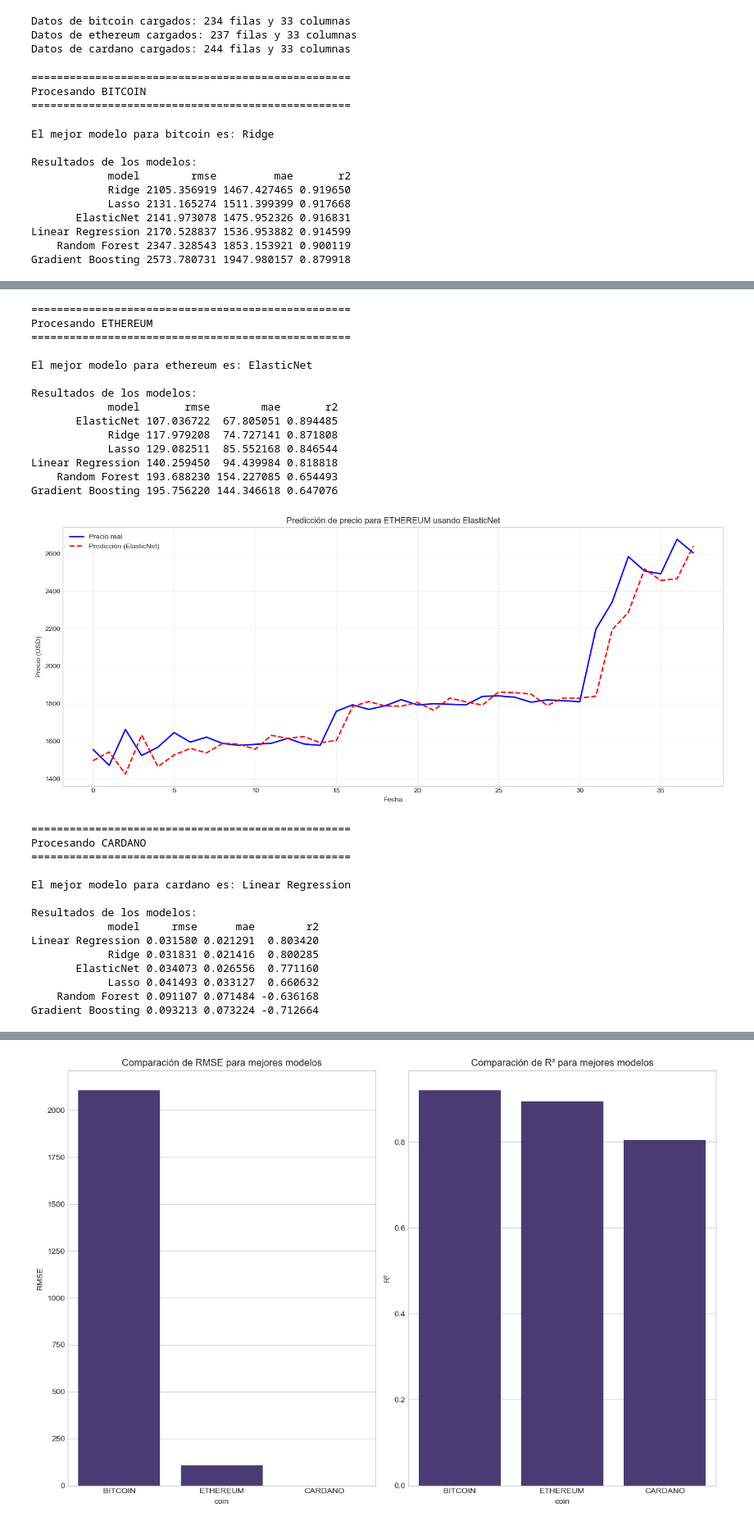
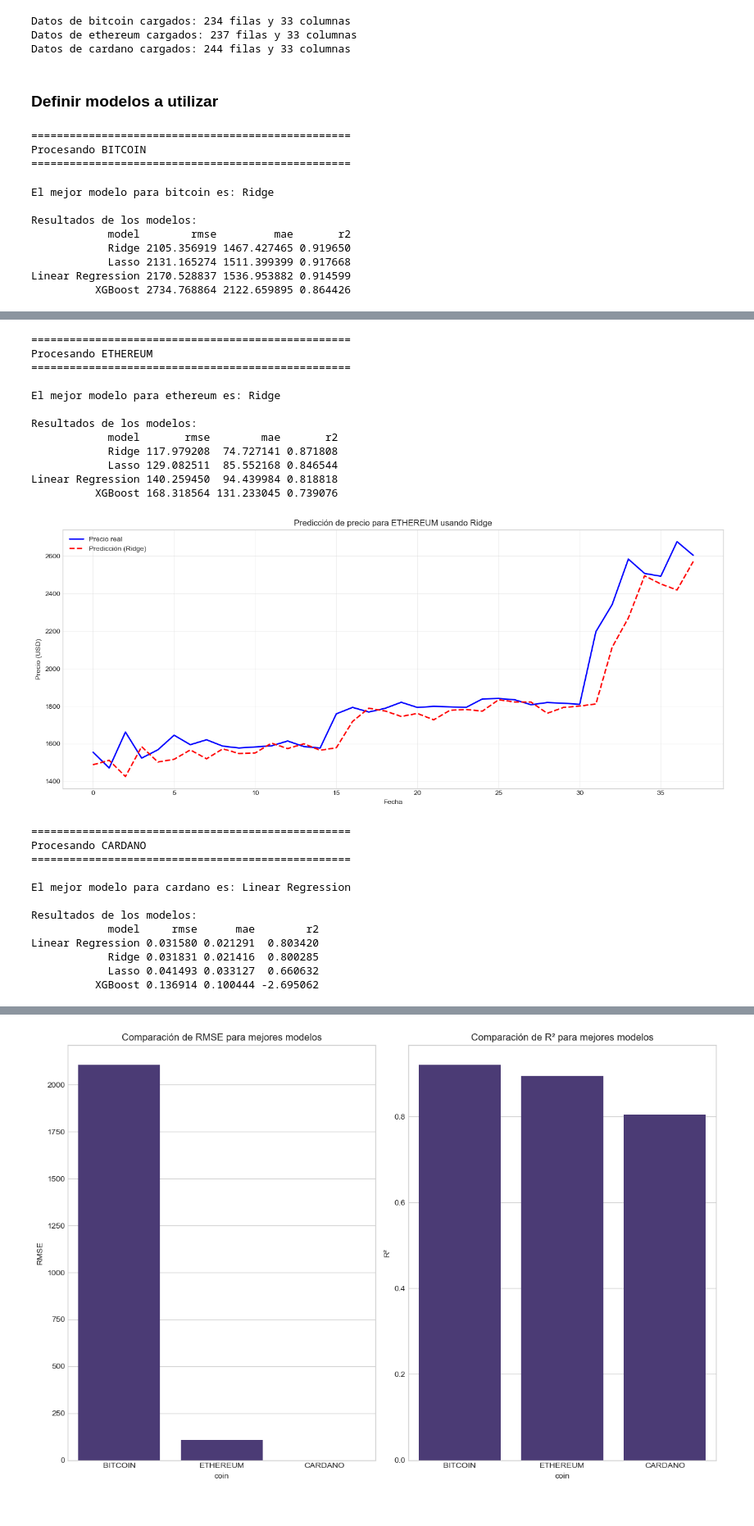
Before and after one commit to facundofernandezmiguez/crypto-data-pipeline, a Jupyter notebook: notebooks/models.ipynb, the cells around one changed output, grey strips where cells are left out. Shown at 82% size. Drawn from its saved outputs; the diff is of its cells as text; code cells hidden in the pictures.

```diff
--- a/notebooks/models.ipynb
+++ b/notebooks/models.ipynb
@@ -48,6 +51,8 @@ for coin in coins:
 Datos de bitcoin cargados: 234 filas y 33 columnas
 Datos de ethereum cargados: 237 filas y 33 columnas
 Datos de cardano cargados: 244 filas y 33 columnas
+# %% [markdown]
+### Definir modelos a utilizar
 # %%
 # Función para evaluar el rendimiento de un modelo
 def evaluate_model(y_true, y_pred, model_name):
@@ -68,9 +73,7 @@ def train_and_compare_models(X_train, X_test, y_train, y_test):
         'Linear Regression': LinearRegression(),
         'Ridge': Ridge(alpha=1.0),
         'Lasso': Lasso(alpha=0.1),
-        'ElasticNet': ElasticNet(alpha=0.1, l1_ratio=0.5),
-        'Random Forest': RandomForestRegressor(n_estimators=100, random_state=42),
-        'Gradient Boosting': GradientBoostingRegressor(n_estimators=100, random_state=42)
+        'XGBoost': XGBRegressor(n_estimators=100, random_state=42)
     }
 
     results = []
@@ -179,67 +182,37 @@ for coin in prediction_dfs.keys():
     plt.ylabel('Precio (USD)')
     plt.legend()
     plt.grid(True, alpha=0.3)
     plt.tight_layout()
 
     # Guardar el gráfico
     plt.savefig(f'../data/{coin}_prediction_results.png')
     plt.show()
-
-    # Extraer importancia de características para modelos basados en árboles
-    if best_model_name in ['Random Forest', 'Gradient Boosting']:
-        # Encontrar el modelo en el pipeline
-        for name, model in models.items():
-            if name == best_model_name:
-                # Extraer importancia de características
-                feature_imp = model.feature_importances_
-                feature_names = X.columns
-
-                # Crear DataFrame con importancia de características
-                feature_importance_df = pd.DataFrame({
-                    'Feature': feature_names,
-                    'Importance': feature_imp
-                }).sort_values('Importance', ascending=False)
-
-                feature_importance[coin] = feature_importance_df
-
-                # Visualizar importancia de características
-                plt.figure(figsize=(12, 8))
-                sns.barplot(x='Importance', y='Feature', data=feature_importance_df.head(15))
-                plt.title(f'Top 15 características más importantes para {coin.upper()}')
-                plt.tight_layout()
-                plt.savefig(f'../data/{coin}_feature_importance.png')
-                plt.show()
-                break
 # %% [output]
 ==================================================
 Procesando BITCOIN
 ==================================================
 El mejor modelo para bitcoin es: Ridge
 
 Resultados de los modelos:
             model        rmse         mae       r2
             Ridge 2105.356919 1467.427465 0.919650
             Lasso 2131.165274 1511.399399 0.917668
-       ElasticNet 2141.973078 1475.952326 0.916831
 Linear Regression 2170.528837 1536.953882 0.914599
-    Random Forest 2347.328543 1853.153921 0.900119
-Gradient Boosting 2573.780731 1947.980157 0.879918
+          XGBoost 2734.768864 2122.659895 0.864426
 [figure]
 ==================================================
 Procesando ETHEREUM
 ==================================================
 
-El mejor modelo para ethereum es: ElasticNet
+El mejor modelo para ethereum es: Ridge
 
 Resultados de los modelos:
             model       rmse        mae       r2
-       ElasticNet 107.036722  67.805051 0.894485
             Ridge 117.979208  74.727141 0.871808
             Lasso 129.082511  85.552168 0.846544
 Linear Regression 140.259450  94.439984 0.818818
-    Random Forest 193.688230 154.227085 0.654493
-Gradient Boosting 195.756220 144.346618 0.647076
+          XGBoost 168.318564 131.233045 0.739076
-[figure, old version]
+[figure, new version]
 ==================================================
 Procesando CARDANO
 ==================================================
@@ -250,10 +223,8 @@ Resultados de los modelos:
             model     rmse      mae        r2
 Linear Regression 0.031580 0.021291  0.803420
             Ridge 0.031831 0.021416  0.800285
-       ElasticNet 0.034073 0.026556  0.771160
             Lasso 0.041493 0.033127  0.660632
-    Random Forest 0.091107 0.071484 -0.636168
-Gradient Boosting 0.093213 0.073224 -0.712664
+          XGBoost 0.136914 0.100444 -2.695062
 [figure]
 # %%
 # Comparar rendimiento entre criptomonedas
```
Also changed, not shown: parts of 3 cells of this notebook, 3 other files.
